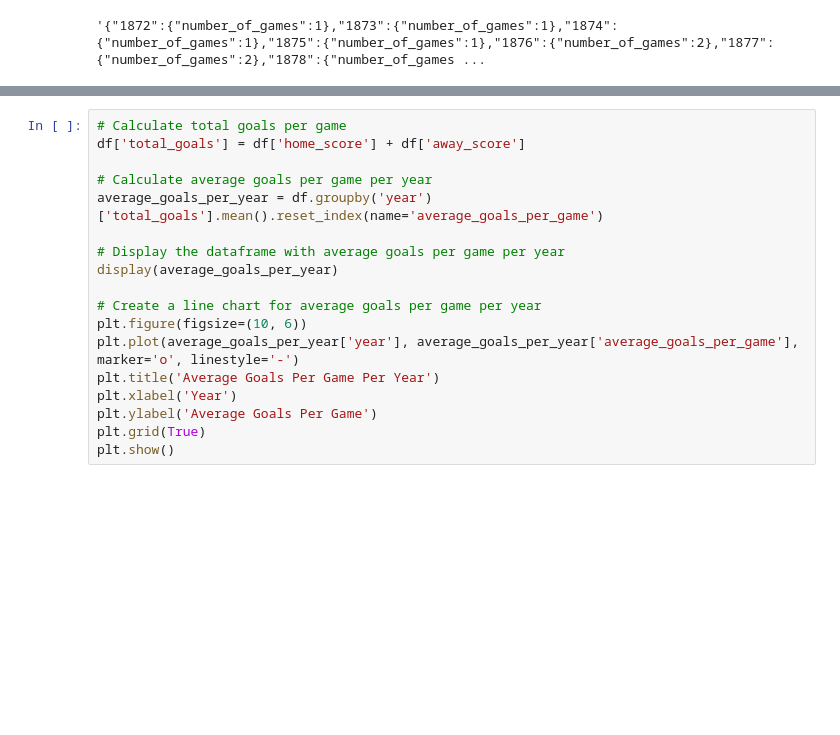
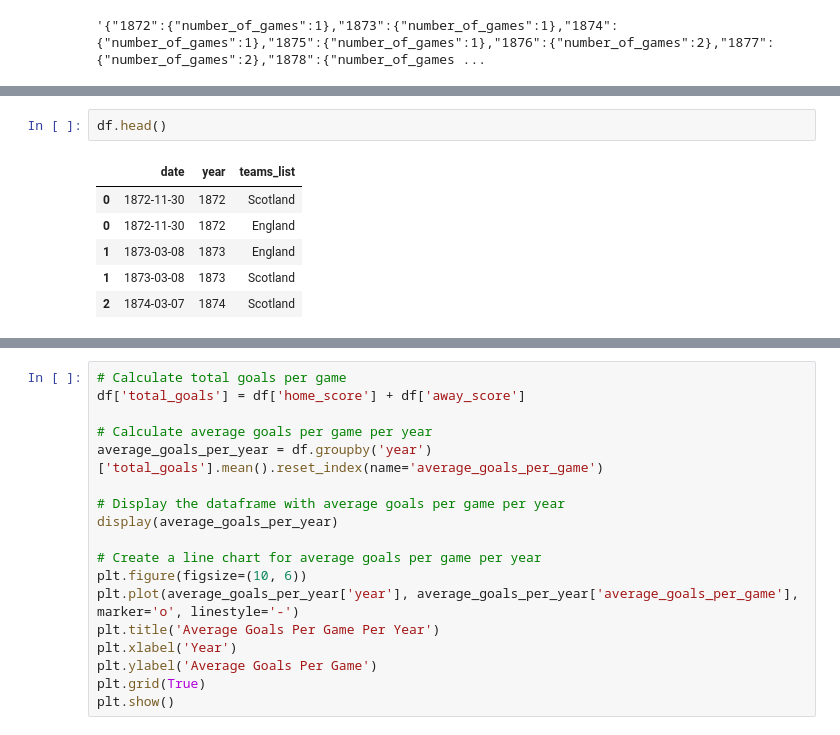
Before and after one commit to cmarshall1999/cmarshall1999.github.io, a Jupyter notebook: data/data-processing.ipynb, the cells around one changed output, grey strips where cells are left out. Drawn from its saved outputs; the diff is of its cells as text; blank space fills up the shorter version.

```diff
--- a/data/data-processing.ipynb
+++ b/data/data-processing.ipynb
@@ -31,0 +41,9 @@ games_json
+# %%
+df.head()
+# %% [output]
+|  | date | year | teams_list |
+| 0 | 1872-11-30 | 1872 | Scotland |
+| 0 | 1872-11-30 | 1872 | England |
+| 1 | 1873-03-08 | 1873 | England |
+| 1 | 1873-03-08 | 1873 | Scotland |
+| 2 | 1874-03-07 | 1874 | Scotland |
```
Also changed, not shown: parts of 3 cells of this notebook, 4 other files.
